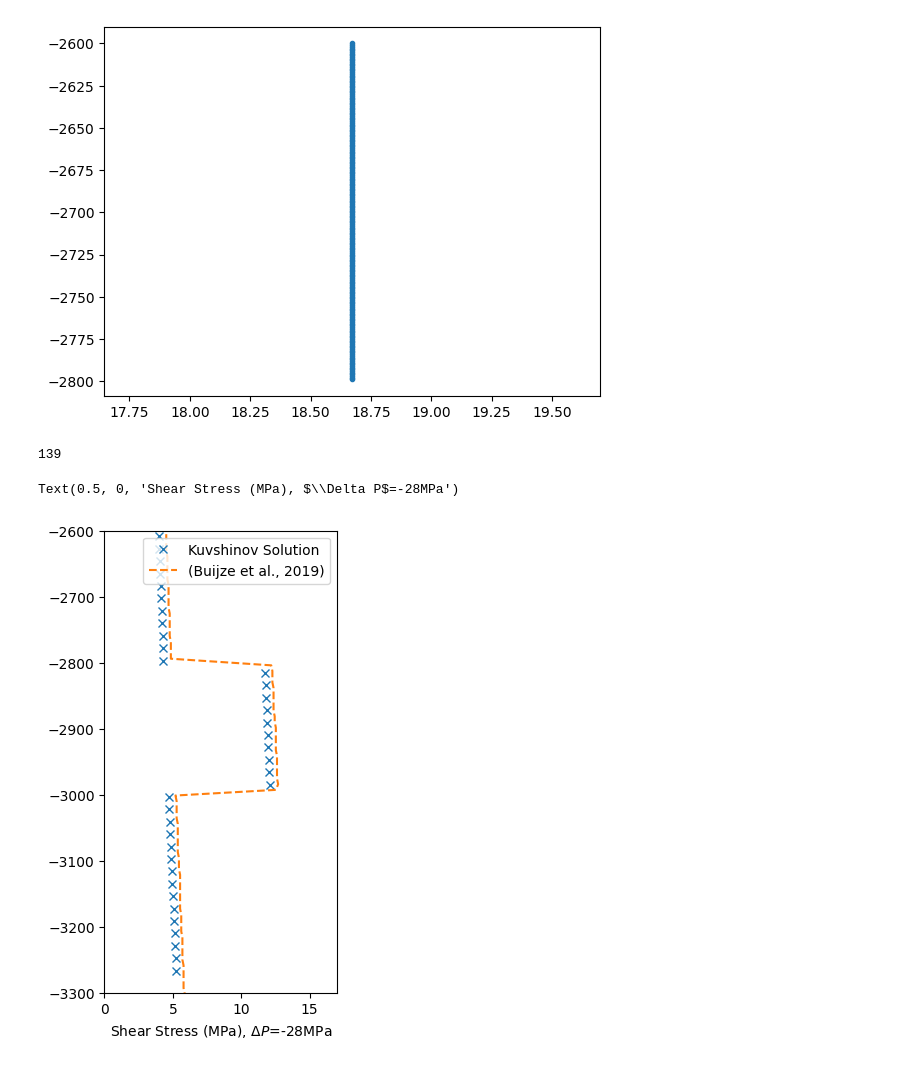
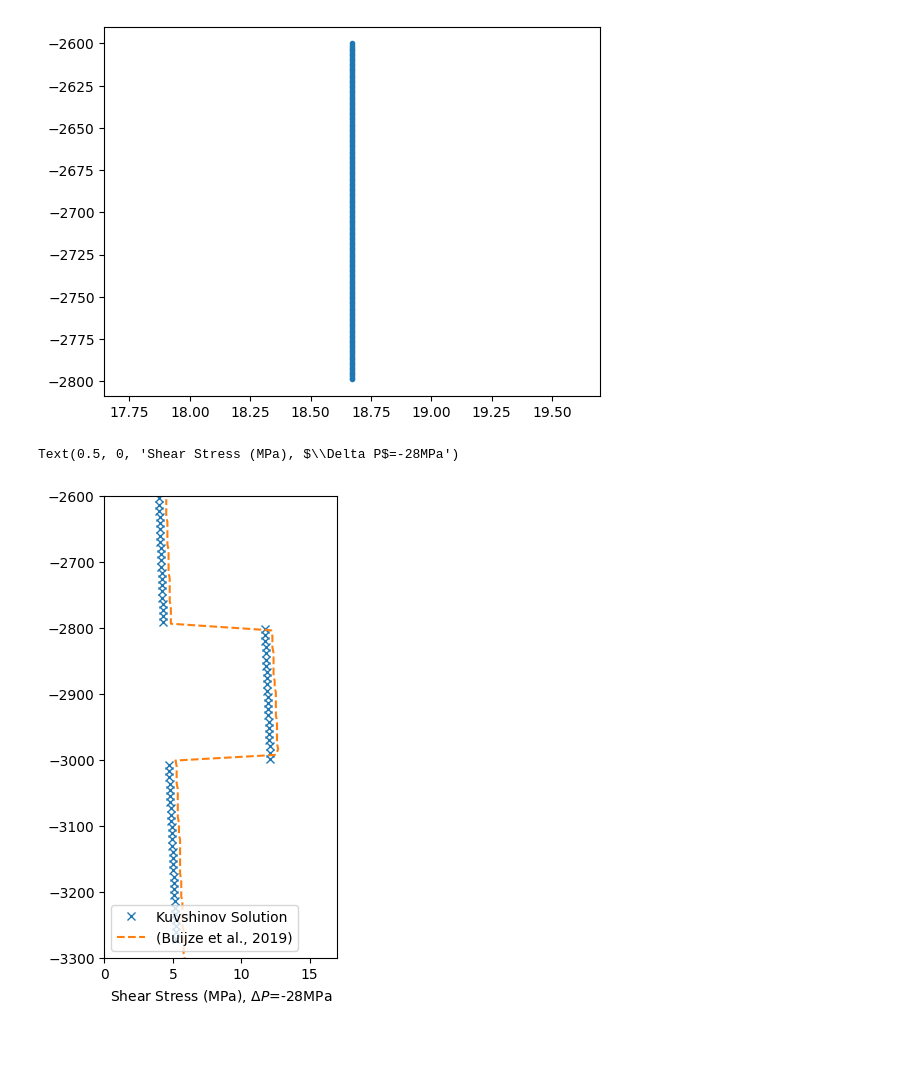
Before and after one commit to qshi47/Flow2QuakeDFN, a Jupyter notebook: Plot_InitialStress.ipynb, the cells around one changed output. Cells and saved outputs as stored; diff of their text form; code cells hidden in the pictures.

```diff
--- a/Plot_InitialStress.ipynb
+++ b/Plot_InitialStress.ipynb
@@ -171,25 +155,23 @@ plt.plot( RawNormalStressOutsideInterpValueUpper, RawNormalStressOutsideInterpZU
 [<matplotlib.lines.Line2D at 0x...>]
 [figure]
 # %%
-Idx_CLine = np.where(  FaultCenter[:,1] == 990 )[0]
+Idx_CLine = np.where(  FaultCenter[:,1] == 995 )[0]
 # %%
-np.argmin( np.abs(np.min(PorePressure_Poro, axis = 1) - (-28e6) ) )
+TimeIdx_28 = np.argmin( np.abs(np.min(PorePressure_Poro, axis = 1) - (-28e6) ) )
-# %% [output]
-139
 # %%
 fig = plt.figure(figsize=(3,6), dpi=100)
 ax = fig.add_subplot()
-# ax.scatter(1e-6*ExternalStress_Shear[139,:], -FaultCenter[:,2], marker='x',s=16, label='Kuvshinov Solution')
-ax.plot(1e-6*ExternalStress_Shear[139,Idx_CLine], -FaultCenter[Idx_CLine,2], 'C0x', label='Kuvshinov Solution')
+# ax.scatter(1e-6*ExternalStress_Shear[TimeIdx_28,:], -FaultCenter[:,2], marker='x',s=16, label='Kuvshinov Solution')
+ax.plot(1e-6*ExternalStress_Shear[TimeIdx_28,Idx_CLine], -FaultCenter[Idx_CLine,2], 'C0x', label='Kuvshinov Solution')
 ax.plot(RawShearStressAll_28[:,0], RawShearStressAll_28[:,1], 'C1--',label='(Buijze et al., 2019)')
 
 ax.legend()
 ax.set_xlim(0, 17)
 ax.set_ylim(-3300, -2600)
 ax.set_xlabel('Shear Stress (MPa), $\Delta P$=-28MPa')
 # %% [output]
 Text(0.5, 0, 'Shear Stress (MPa), $\\Delta P$=-28MPa')
-[figure, old version]
+[figure, new version]
 # %%
 fig = plt.figure(figsize=(3,6), dpi=100)
 ax = fig.add_subplot()
```
Also changed, not shown: parts of 10 cells of this notebook, 6 other files.
